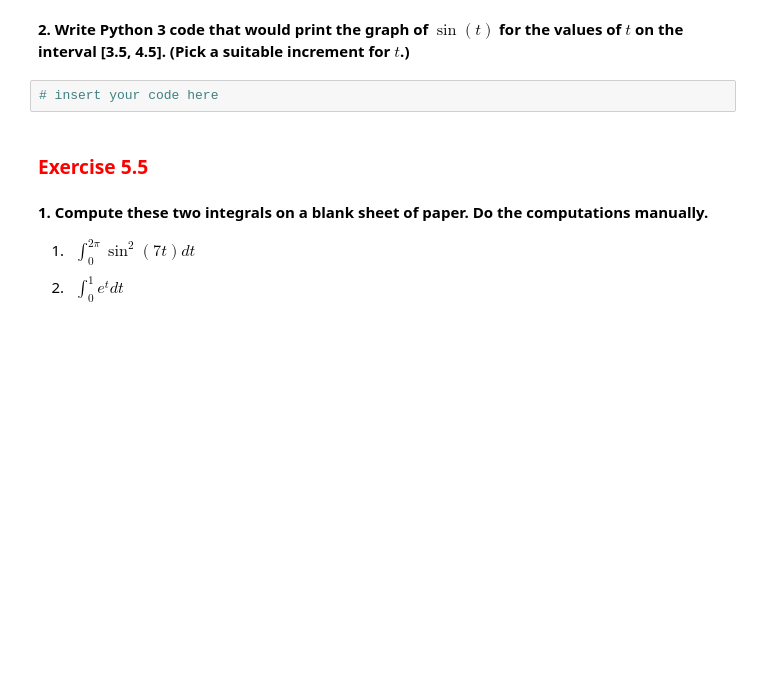
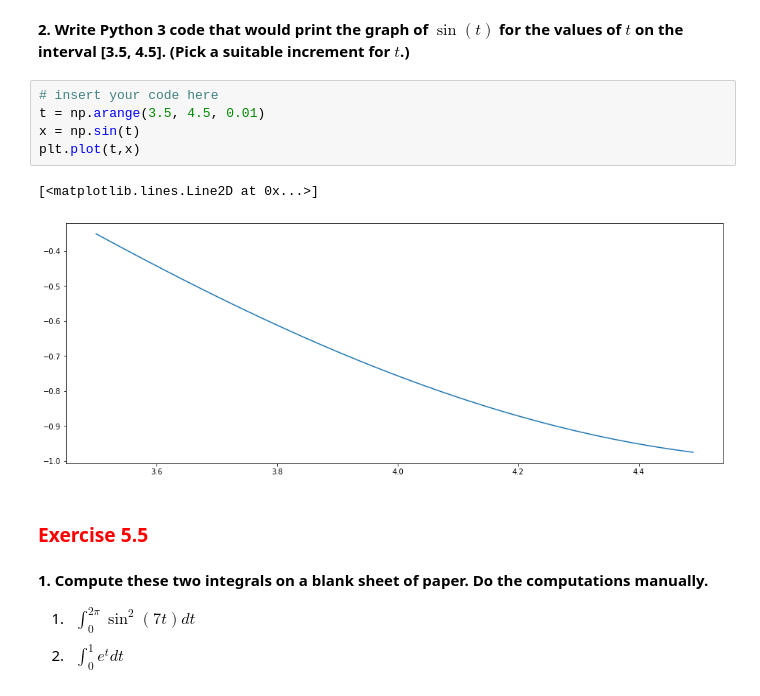
Before and after one commit to JustinWang781/438-Lab01, a Jupyter notebook: lab01_individual_report.ipynb, the cells around one changed output. Cells and saved outputs as stored; diff of their text form; blank space fills up the shorter version.

```diff
--- a/lab01_individual_report.ipynb
+++ b/lab01_individual_report.ipynb
@@ -419,7 +417,13 @@ insert your answer here
 # %% [markdown]
 **2. Write Python 3 code that would print the graph of $\sin(t)$ for the values of $t$ on the interval [3.5, 4.5]. (Pick a suitable increment for $t$.)**
-# %%
-# insert your code here
+# %%
+# insert your code here
+t = np.arange(3.5, 4.5, 0.01)
+x = np.sin(t)
+plt.plot(t,x)
+# %% [output]
+[<matplotlib.lines.Line2D at 0x...>]
+[figure, added]
 # %% [markdown]
 <h3 style="color:red;"><left>Exercise 5.5</left></h3>
 # %% [markdown]
```
Also changed, not shown: parts of 3 cells of this notebook.
